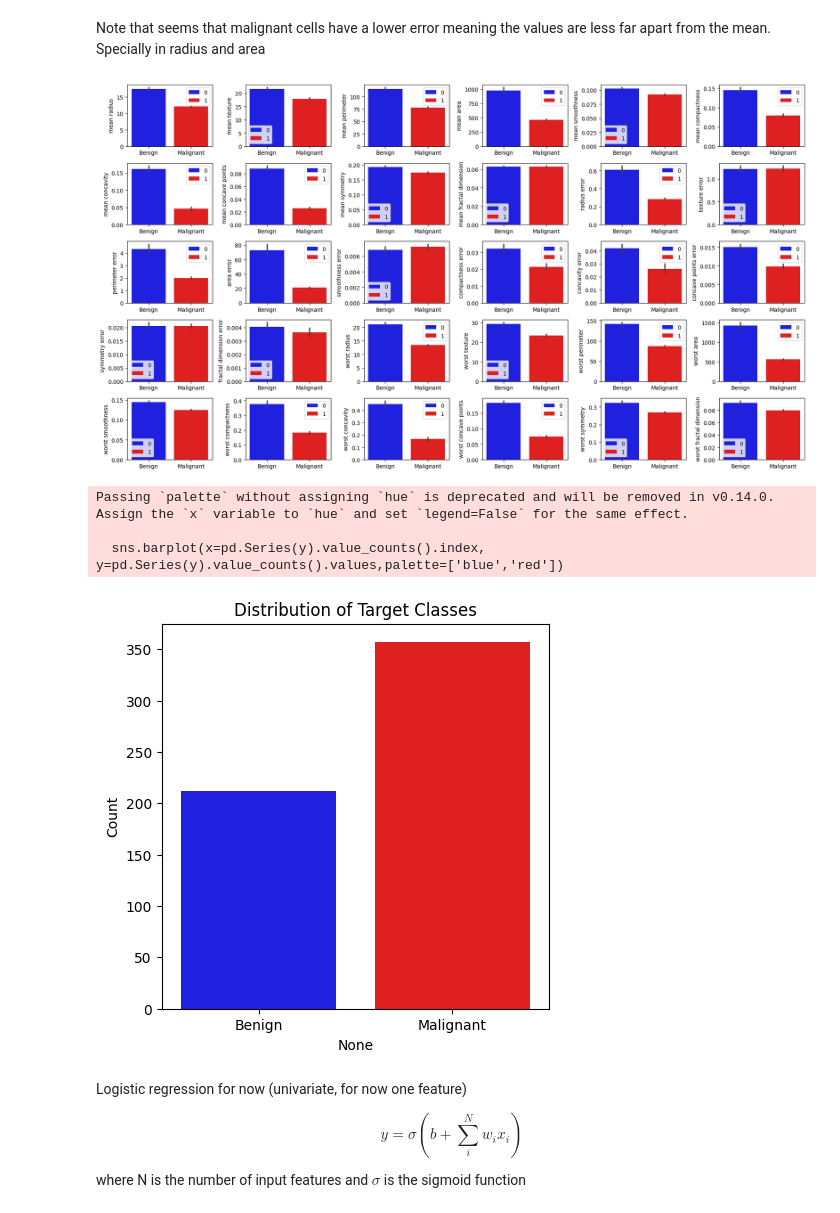
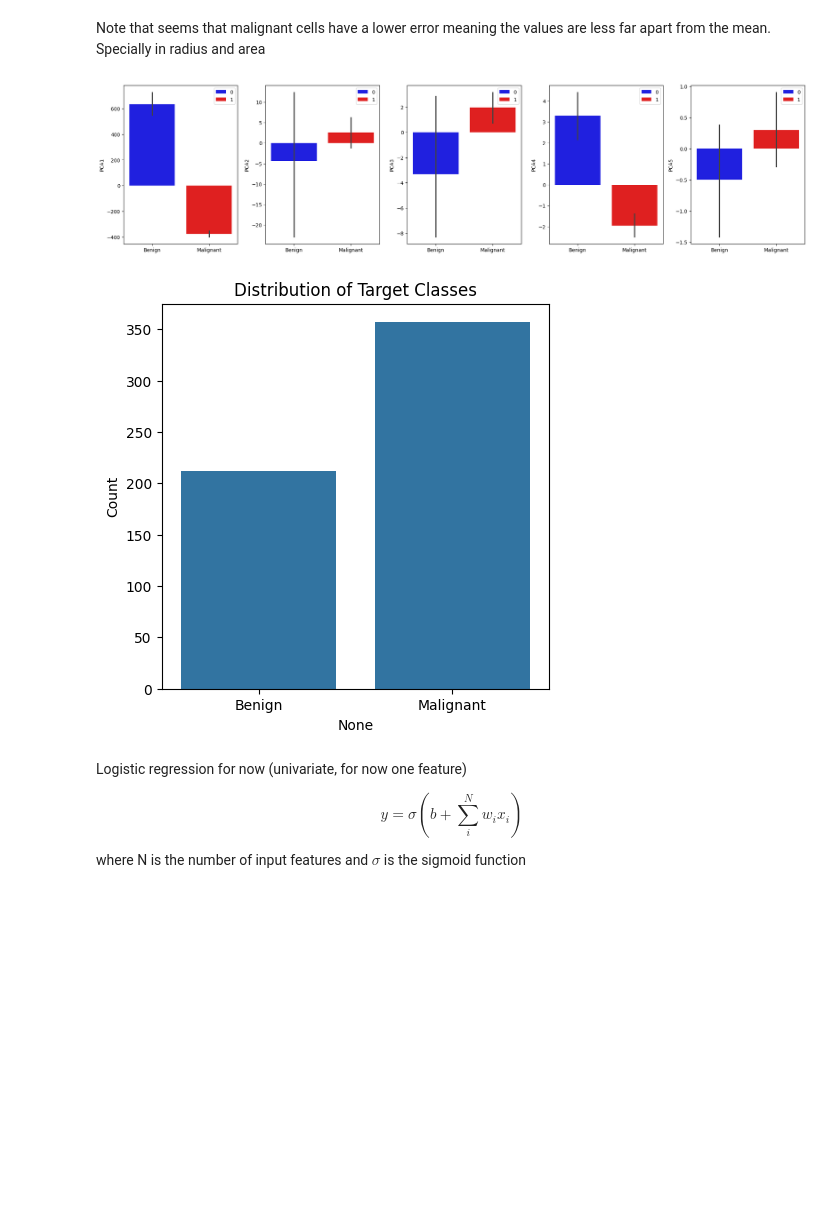
Before and after one commit to ignasiialemany/website_posts, a Jupyter notebook: LogisticRegression.ipynb, the cells around one changed output. Saved outputs shown, nothing was run; the diff lists cells and outputs as text; code cells hidden in the pictures; blank space fills up the shorter version.

```diff
--- a/LogisticRegression.ipynb
+++ b/LogisticRegression.ipynb
@@ -46,0 +68,5 @@ plt.show()
+# %%
+pca = PCA(n_components=5)
+X_pca = pca.fit_transform(X)
+X_pca = pd.DataFrame(X_pca,columns=["PCA1","PCA2","PCA3","PCA4","PCA5"])
+X_pca.describe()
@@ -97,12 +113,12 @@ $$
 $$
 which means high error large standard deviation (a lot of variability)
 # %%
-fig, ax = plt.subplots(figsize=(18, 10),nrows=5,ncols=6)
+fig, ax = plt.subplots(figsize=(20, 5),nrows=1,ncols=5)
 ax = ax.flatten()
 malignant_index = np.where(y==1)[0]
 benign_index = np.where(y==0)[0]
-for i,var in enumerate(X.columns):
-    values = X[var].values
+for i,var in enumerate(X_pca.columns):
+    values = X_pca[var].values
     sns.histplot(values[malignant_index], ax=ax[i],kde=True,color='red',alpha=0.5)
     sns.histplot(values[benign_index], ax=ax[i],kde=True,color='blue',alpha=0.5)
     ax[i].set_xlabel(var)
@@ -115,29 +131,26 @@ plt.show()
 # %% [markdown]
 Note that seems that malignant cells have a lower error meaning the values are less far apart from the mean. Specially in radius and area
 # %%
-fig, ax = plt.subplots(figsize=(18, 10),nrows=5,ncols=6)
+fig, ax = plt.subplots(figsize=(20, 5),nrows=1,ncols=5)
 ax = ax.flatten()
-for i,var in enumerate(X.columns):
-    sns.barplot(x=y,y=X[var],ax=ax[i],hue=y,palette=['blue','red'])
+for i,var in enumerate(X_pca.columns):
+    sns.barplot(x=y,y=X_pca[var],ax=ax[i],hue=y,palette=['blue','red'])
     #ax[i].set_xticks([],labels=["Benign","Malignant"])
     ax[i].set_xticks([0,1],labels=["Benign","Malignant"])
     ax[i].set_ylabel(var)
 plt.tight_layout()
 plt.show()
 # %% [output]
-[figure, old version]
+[figure, new version]
 # %%
 plt.figure(figsize=(5,5))
-sns.barplot(x=pd.Series(y).value_counts().index, y=pd.Series(y).value_counts().values,palette=['blue','red'])
+sns.barplot(x=pd.Series(y).value_counts().index, y=pd.Series(y).value_counts().values)
 plt.title('Distribution of Target Classes')
 plt.xticks(ticks=[0,1],labels=["Benign","Malignant"])
 plt.ylabel('Count')
 plt.show()
 # %% [output]
-Passing `palette` without assigning `hue` is deprecated and will be removed in v0.14.0. Assign the `x` variable to `hue` and set `legend=False` for the same effect.
-
-  sns.barplot(x=pd.Series(y).value_counts().index, y=pd.Series(y).value_counts().values,palette=['blue','red'])
-[figure, old version]
+[figure, new version]
 # %% [markdown]
 Logistic regression for now (univariate, for now one feature)
 
```
Also changed, not shown: parts of 12 cells of this notebook.
